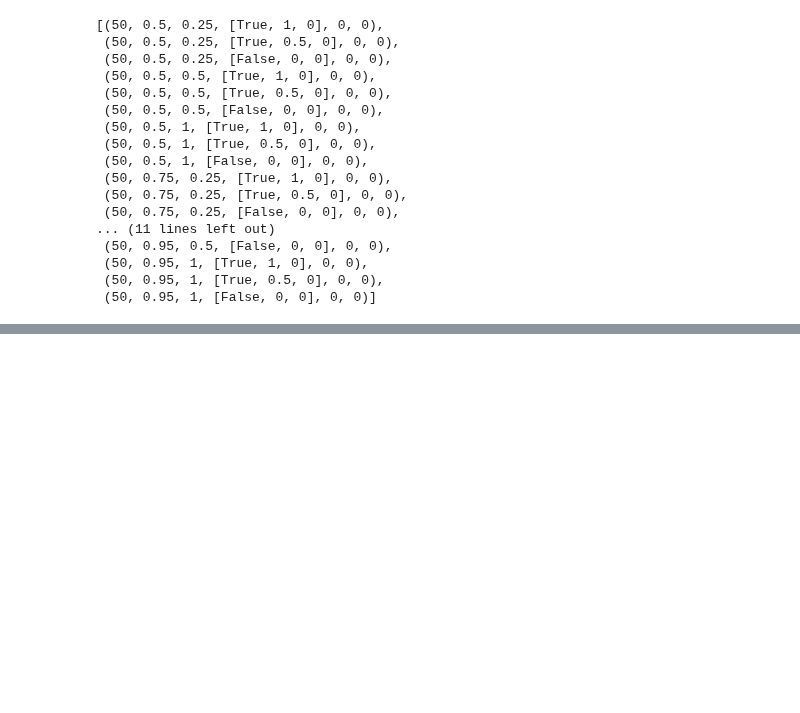
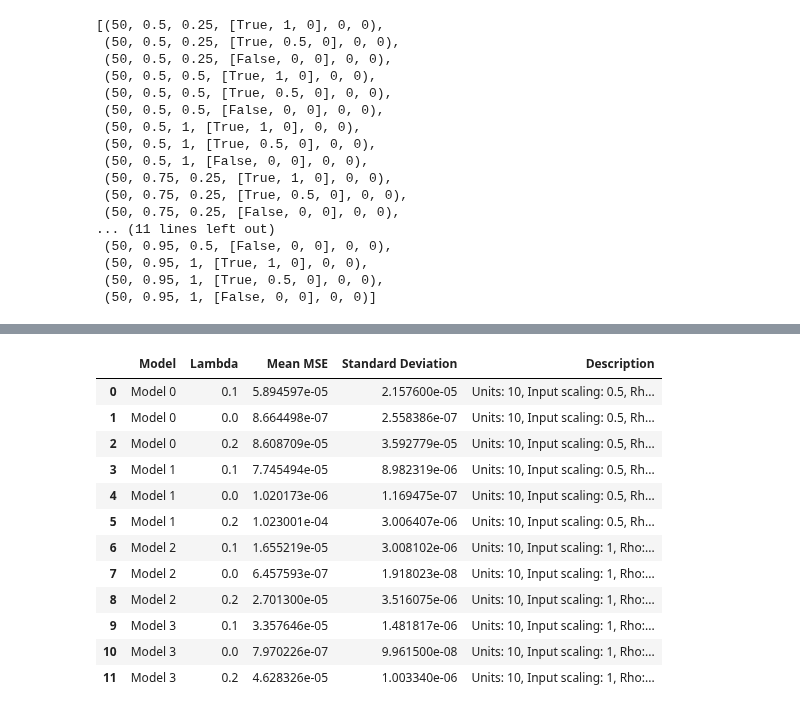
Before and after one commit to Sergio-Ltr/Generalized-Intrinsic-Plasticity, a Jupyter notebook: NOTEBOOKS/UNIT_TESTS/OTHERS/GridSearch.ipynb, the cells around one changed output, grey strips where cells are left out. Saved outputs shown, nothing was run; the diff lists cells and outputs as text; code cells hidden in the pictures; blank space fills up the shorter version.

Commit message:
Grid Search for Lambda - To test with IP

```diff
--- a/NOTEBOOKS/UNIT_TESTS/OTHERS/GridSearch.ipynb
+++ b/NOTEBOOKS/UNIT_TESTS/OTHERS/GridSearch.ipynb
@@ -126,0 +154,2 @@ IPHyperparametersSpace().get_configs(vanilla_sapce)
+# %%
+init_space = ReservoirHyperparamSpace([10],[0.75],[0.5, 1],[True, False])
@@ -126,0 +167,2 @@ IPHyperparametersSpace().get_configs(vanilla_sapce)
+# %%
+gs_space = GrdiSearchSpace(init_space, ipHyperparamSpace=IPHyperparametersSpace(eta_range=[]), lambda_thikonov_range=[0.1, 0, 0.2])
@@ -126,0 +177,2 @@ IPHyperparametersSpace().get_configs(vanilla_sapce)
+# %%
+res = gs_space.evaluate(repetitions=2)
@@ -126,0 +197,18 @@ IPHyperparametersSpace().get_configs(vanilla_sapce)
+# %%
+df = pd.DataFrame(res[1:None], columns=[res[0]])
+# %%
+df
+# %% [output]
+|  | Model | Lambda | Mean MSE | Standard Deviation | Description |
+| 0 | Model 0 | 0.1 | 5.894597e-05 | 2.157600e-05 | Units: 10, Input scaling: 0.5, Rh... |
+| 1 | Model 0 | 0.0 | 8.664498e-07 | 2.558386e-07 | Units: 10, Input scaling: 0.5, Rh... |
+| 2 | Model 0 | 0.2 | 8.608709e-05 | 3.592779e-05 | Units: 10, Input scaling: 0.5, Rh... |
+| 3 | Model 1 | 0.1 | 7.745494e-05 | 8.982319e-06 | Units: 10, Input scaling: 0.5, Rh... |
+| 4 | Model 1 | 0.0 | 1.020173e-06 | 1.169475e-07 | Units: 10, Input scaling: 0.5, Rh... |
+| 5 | Model 1 | 0.2 | 1.023001e-04 | 3.006407e-06 | Units: 10, Input scaling: 0.5, Rh... |
+| 6 | Model 2 | 0.1 | 1.655219e-05 | 3.008102e-06 | Units: 10, Input scaling: 1, Rho:... |
+| 7 | Model 2 | 0.0 | 6.457593e-07 | 1.918023e-08 | Units: 10, Input scaling: 1, Rho:... |
+| 8 | Model 2 | 0.2 | 2.701300e-05 | 3.516075e-06 | Units: 10, Input scaling: 1, Rho:... |
+| 9 | Model 3 | 0.1 | 3.357646e-05 | 1.481817e-06 | Units: 10, Input scaling: 1, Rho:... |
+| 10 | Model 3 | 0.0 | 7.970226e-07 | 9.961500e-08 | Units: 10, Input scaling: 1, Rho:... |
+| 11 | Model 3 | 0.2 | 4.628326e-05 | 1.003340e-06 | Units: 10, Input scaling: 1, Rho:... |
```
Also changed, not shown: parts of 17 cells of this notebook, 7 other files.
